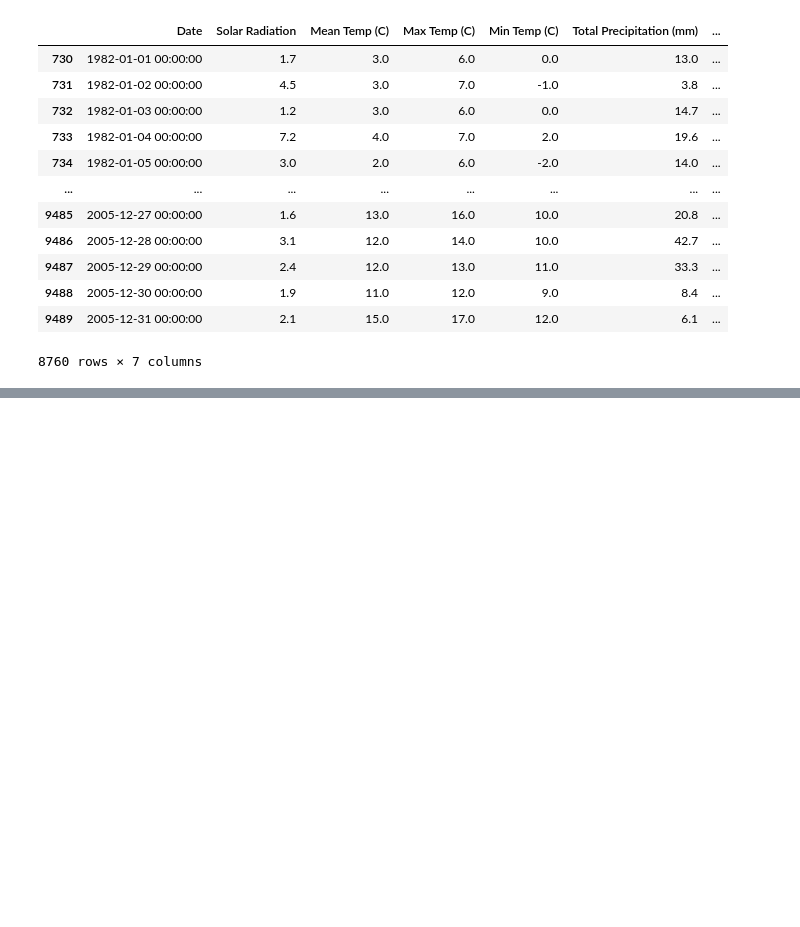
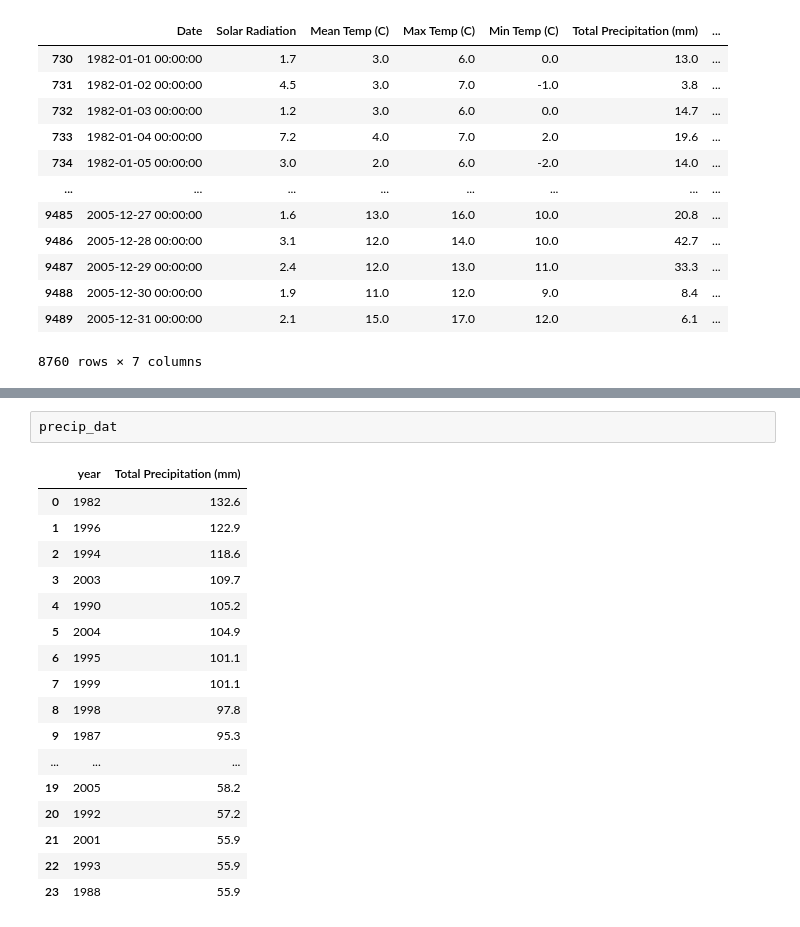
Before and after one commit to AgroSolutions-OSU/IFSM_Analysis, a Jupyter notebook: weatheranalysis.ipynb, the cells around one changed output, grey strips where cells are left out. Drawn from its saved outputs; the diff is of its cells as text; blank space fills up the shorter version.

```diff
--- a/weatheranalysis.ipynb
+++ b/weatheranalysis.ipynb
@@ -182,0 +260,20 @@ plt.show()
+# %%
+precip_dat
+# %% [output]
+|  | year | Total Precipitation (mm) |
+| 0 | 1982 | 132.6 |
+| 1 | 1996 | 122.9 |
+| 2 | 1994 | 118.6 |
+| 3 | 2003 | 109.7 |
+| 4 | 1990 | 105.2 |
+| 5 | 2004 | 104.9 |
+| 6 | 1995 | 101.1 |
+| 7 | 1999 | 101.1 |
+| 8 | 1998 | 97.8 |
+| 9 | 1987 | 95.3 |
+| ... | ... | ... |
+| 19 | 2005 | 58.2 |
+| 20 | 1992 | 57.2 |
+| 21 | 2001 | 55.9 |
+| 22 | 1993 | 55.9 |
+| 23 | 1988 | 55.9 |
```
Also changed, not shown: parts of 8 cells of this notebook.
